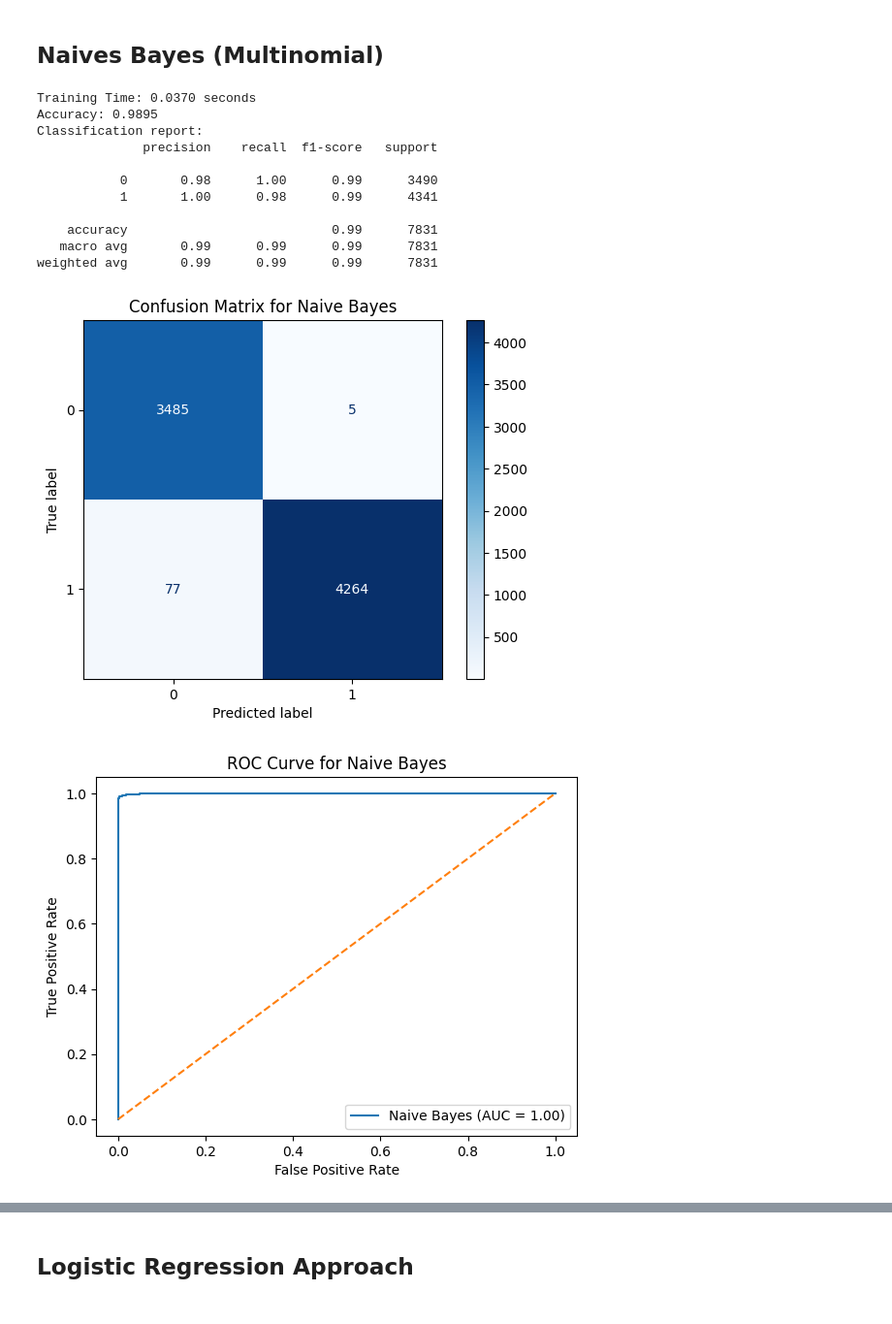
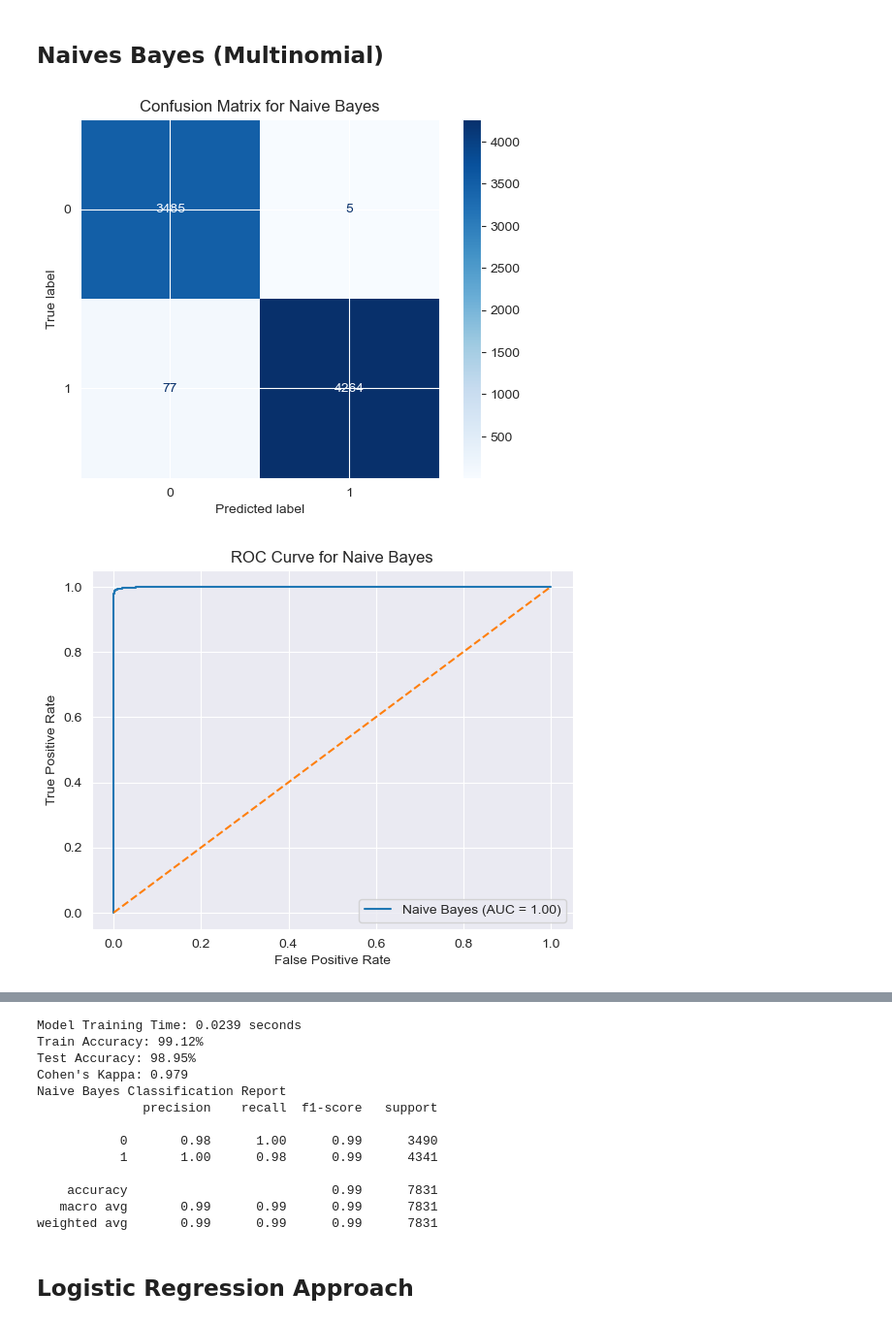
Before and after one commit to devKomori/machine-learning-fraud-analysis, a Jupyter notebook: final_project.ipynb, the cells around one changed output, grey strips where cells are left out. Shown at 97% size. Saved outputs shown, nothing was run; the diff lists cells and outputs as text; code cells hidden in the pictures.

Commit message:
Updated model evaluation function to include confusion matrix, roc curve, and display other performance metrics

```diff
--- a/final_project.ipynb
+++ b/final_project.ipynb
@@ -202,49 +235,6 @@ def eval_model(model, X_train, y_train, X_test, y_test):
 # %%
 naivebayes_model = MultinomialNB()
 eval_model(naivebayes_model, X_train, y_train, X_test, y_test)
-
-naivebayes_model.fit(X_train, y_train)
-
-y_pred_nb = naivebayes_model.predict(X_test)
-y_prob_nb = naivebayes_model.predict_proba(X_test)[:, 1]
-
-
-labels = sorted(np.unique(y_test))
-cm = confusion_matrix(y_test, y_pred_nb, labels=labels)
-ConfusionMatrixDisplay(cm, display_labels=labels).plot(values_format="d", cmap="Blues")
-plt.title("Confusion Matrix for Naive Bayes")
-plt.show()
-
-# ROC
-pos_label = labels[-1]
-y_bin = (y_test == pos_label).astype(int)
-fpr, tpr, _ = roc_curve(y_bin, y_prob_nb)
-auc_nb = roc_auc_score(y_bin, y_prob_nb)
-
-plt.figure()
-plt.plot(fpr, tpr, label=f"Naive Bayes (AUC = {auc_nb:.2f})")
-plt.plot([0, 1], [0, 1], "--")
-plt.xlabel("False Positive Rate")
-plt.ylabel("True Positive Rate")
-plt.title("ROC Curve for Naive Bayes")
-plt.legend(loc="lower right")
-plt.show()
-
-# summary
-print("Classification report for Naive Bayes")
-print(classification_report(y_test, y_pred_nb, zero_division=0))
-print("Cohen's Kappa :", round(cohen_kappa_score(y_test, y_pred_nb), 3))
 # %% [output]
-Training Time: 0.0370 seconds
-Accuracy: 0.9895
-Classification report:
-              precision    recall  f1-score   support
-
-           0       0.98      1.00      0.99      3490
-           1       1.00      0.98      0.99      4341
-
-    accuracy                           0.99      7831
-   macro avg       0.99      0.99      0.99      7831
-weighted avg       0.99      0.99      0.99      7831
-[figure, old version]
+[figure, new version]
-[figure, old version]
+[figure, new version]
@@ -262,3 +241,16 @@ Cohen's Kappa : 0.979
+Model Training Time: 0.0239 seconds
+Train Accuracy: 99.12%
+Test Accuracy: 98.95%
+Cohen's Kappa: 0.979
+Naive Bayes Classification Report
+              precision    recall  f1-score   support
+
+           0       0.98      1.00      0.99      3490
+           1       1.00      0.98      0.99      4341
+
+    accuracy                           0.99      7831
+   macro avg       0.99      0.99      0.99      7831
+weighted avg       0.99      0.99      0.99      7831
 # %% [markdown]
 ## Logistic Regression Approach
 # %%
```
Also changed, not shown: parts of 8 cells of this notebook.
